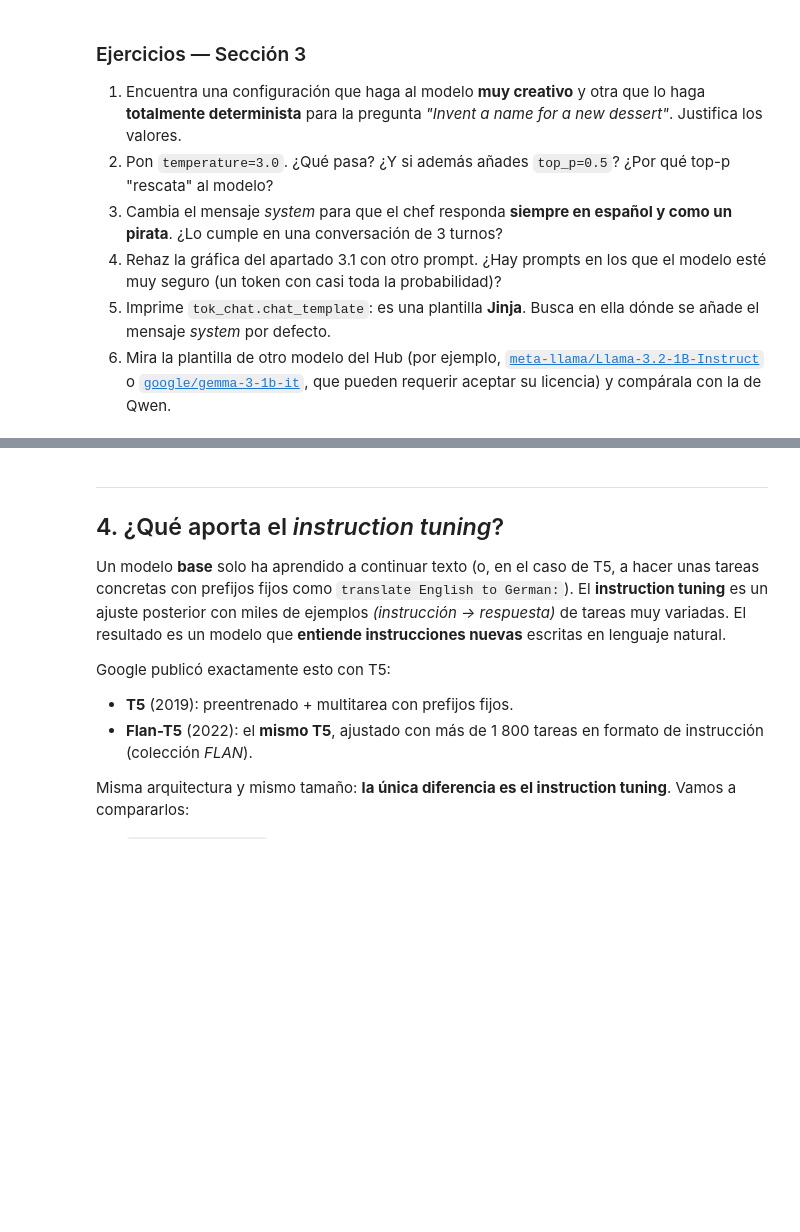
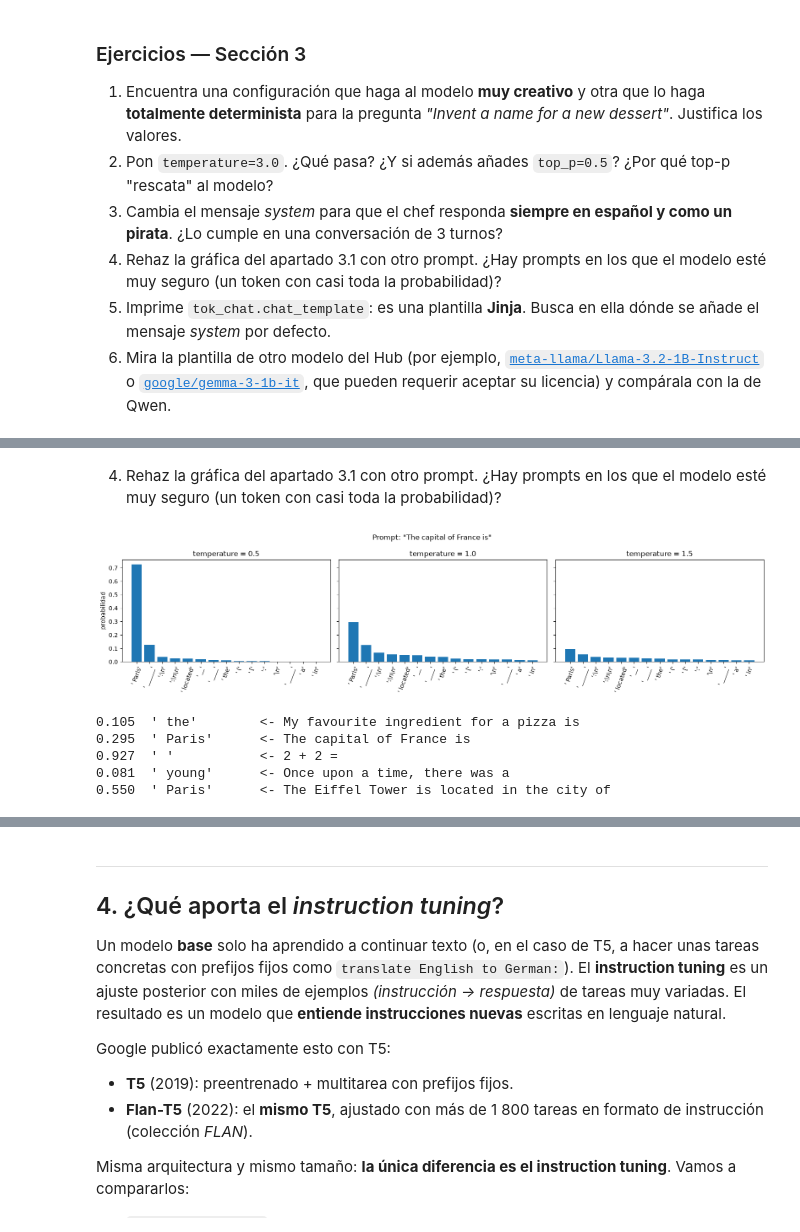
Before and after one commit to ai-somorrostro/reto_1_1-2627-llm_introduction, a Jupyter notebook: llm_fundamentos.ipynb, the cells around one changed output, grey strips where cells are left out. Cells and saved outputs as stored; diff of their text form; code cells hidden in the pictures; blank space fills up the shorter version.

```diff
--- a/llm_fundamentos.ipynb
+++ b/llm_fundamentos.ipynb
@@ -1754,0 +1989,23 @@ liberar_memoria()
+# %%
+conversacion = [
+    {"role": "system", "content": "Eres un chef pirata. Responde SIEMPRE en español y hablando como un pirata. Sé breve."},
+    {"role": "user", "content": "Give me a simple pancake recipe."},
+]
+
+preguntas_siguientes = [
+    "How can I make it without eggs?",
+    "And how long should I cook each pancake?",
+]
+
+# Turno 1
+respuesta = chat(conversacion, do_sample=False, max_new_tokens=150)
+print("TURNO 1:", respuesta, "\n")
+
+# Turnos 2 y 3
+for i, pregunta in enumerate(preguntas_siguientes, start=2):
+    conversacion += [
+        {"role": "assistant", "content": respuesta},
+        {"role": "user", "content": pregunta},
+    ]
+    respuesta = chat(conversacion, do_sample=False, max_new_tokens=150)
+    print(f"TURNO {i}:", respuesta, "\n")
@@ -1754,0 +2032,46 @@ liberar_memoria()
+# %% [markdown]
+4. Rehaz la gráfica del apartado 3.1 con otro prompt. ¿Hay prompts en los que el modelo esté muy seguro (un token con casi toda la probabilidad)?
+# %%
+def grafica_siguiente_token(prompt, N=15, temperaturas=(0.5, 1.0, 1.5)):
+    enc = tok_chat(prompt, return_tensors="pt").to(device)
+    with torch.no_grad():
+        logits = model_chat(**enc).logits[0, -1].float()
+
+    top_ids = logits.topk(N).indices
+    etiquetas = [repr(tok_chat.decode(i)) for i in top_ids]
+
+    fig, axes = plt.subplots(1, len(temperaturas), figsize=(16, 4), sharey=True)
+    for ax, T in zip(axes, temperaturas):
+        probs = (logits / T).softmax(-1)[top_ids].cpu()
+        ax.bar(range(N), probs)
+        ax.set_xticks(range(N), etiquetas, rotation=70)
+        ax.set_title(f"temperature = {T}")
+    axes[0].set_ylabel("probabilidad")
+    fig.suptitle(f'Prompt: "{prompt}"')
+    plt.tight_layout()
+    plt.show()
+
+grafica_siguiente_token("The capital of France is")
+# %% [output]
+[figure, added]
+# %%
+prompts = [
+    "My favourite ingredient for a pizza is",   # el original, abierto
+    "The capital of France is",                 # hecho conocido
+    "2 + 2 =",                                  # casi una sola respuesta
+    "Once upon a time, there was a",            # abierto
+    "The Eiffel Tower is located in the city of",
+]
+
+for p in prompts:
+    enc = tok_chat(p, return_tensors="pt").to(device)
+    with torch.no_grad():
+        probs = model_chat(**enc).logits[0, -1].float().softmax(-1)
+    top_p_val, top_id = probs.max(0)
+    print(f"{top_p_val:.3f}  {tok_chat.decode(top_id)!r:12}  <- {p}")
+# %% [output]
+0.105  ' the'        <- My favourite ingredient for a pizza is
+0.295  ' Paris'      <- The capital of France is
+0.927  ' '           <- 2 + 2 =
+0.081  ' young'      <- Once upon a time, there was a
+0.550  ' Paris'      <- The Eiffel Tower is located in the city of
```
Also changed, not shown: parts of 33 cells of this notebook.
